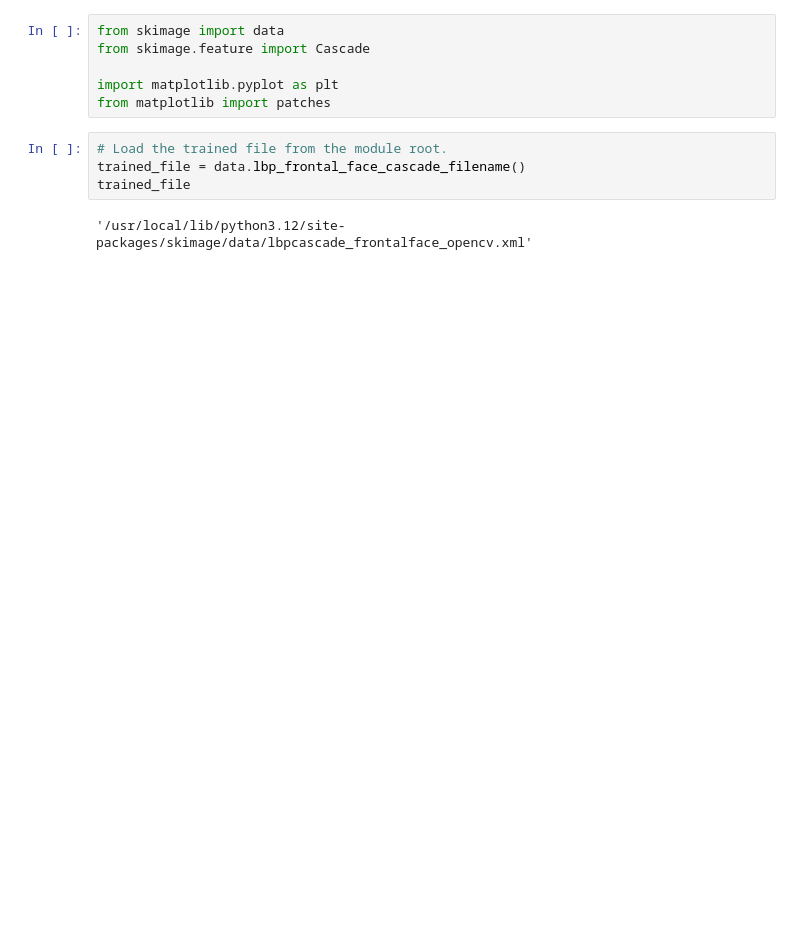
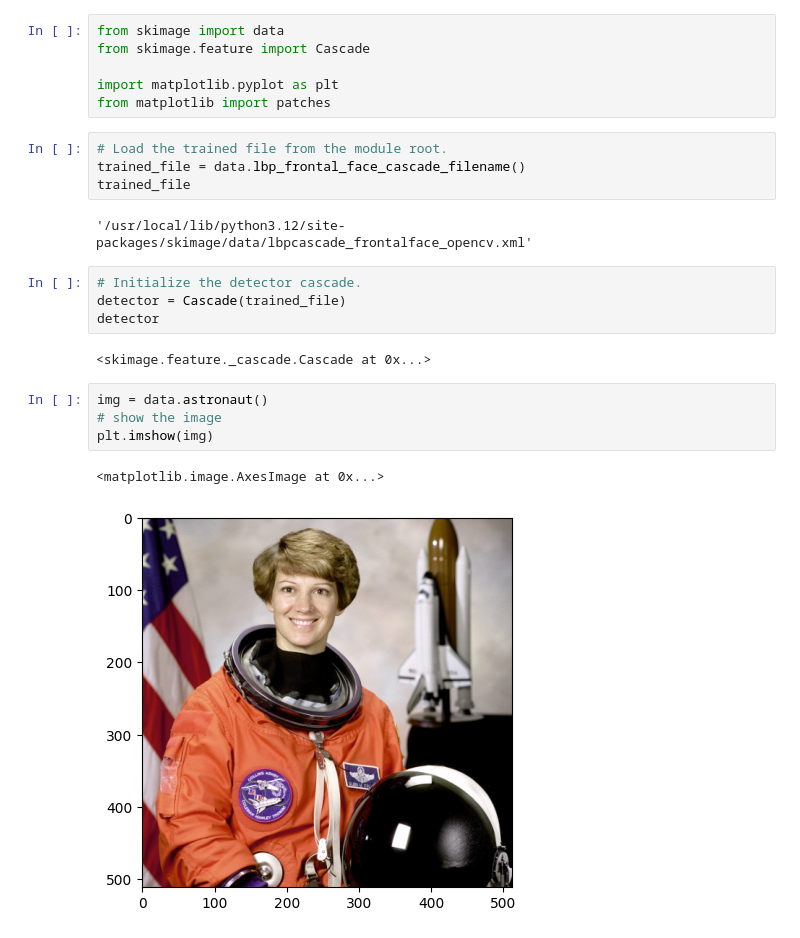
Before and after one commit to TaQuangKhoi/Learn-Computer-Vision, a Jupyter notebook: notebooks/Face detection using a cascade classifier/notebook.ipynb, the cells around one changed output. Drawn from its saved outputs; the diff is of its cells as text; blank space fills up the shorter version.

```diff
--- a/notebooks/Face detection using a cascade classifier/notebook.ipynb
+++ b/notebooks/Face detection using a cascade classifier/notebook.ipynb
@@ -10,3 +10,16 @@ trained_file = data.lbp_frontal_face_cascade_filename()
 trained_file
 # %% [output]
 '/usr/local/lib/python3.12/site-packages/skimage/data/lbpcascade_frontalface_opencv.xml'
+# %%
+# Initialize the detector cascade.
+detector = Cascade(trained_file)
+detector
+# %% [output]
+<skimage.feature._cascade.Cascade at 0x...>
+# %%
+img = data.astronaut()
+# show the image
+plt.imshow(img)
+# %% [output]
+<matplotlib.image.AxesImage at 0x...>
+[figure, added]
```
Also changed, not shown: parts of 2 cells of this notebook.
